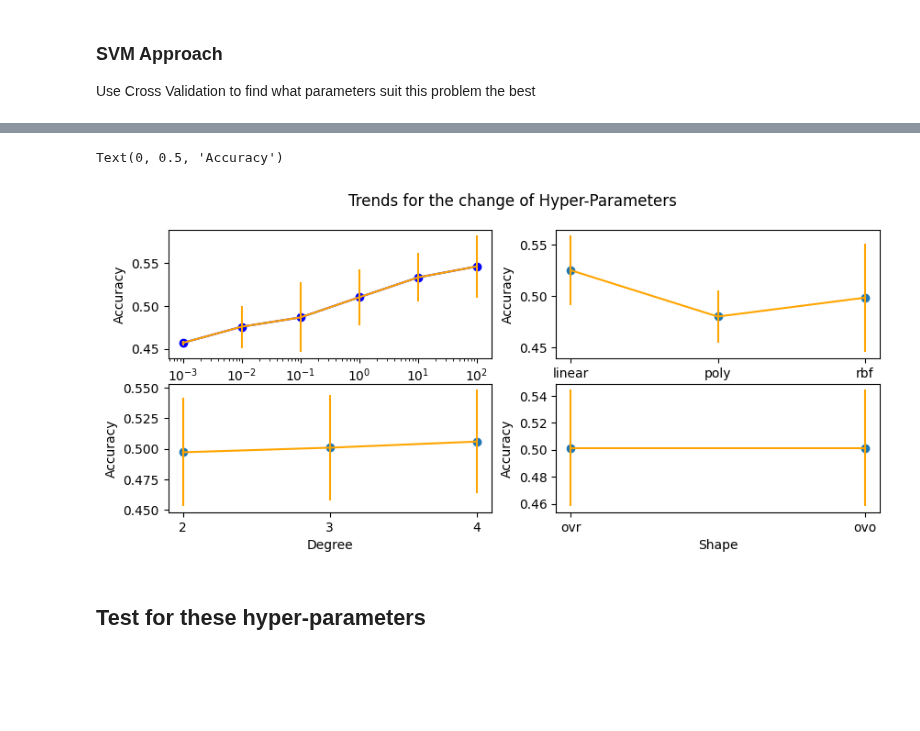
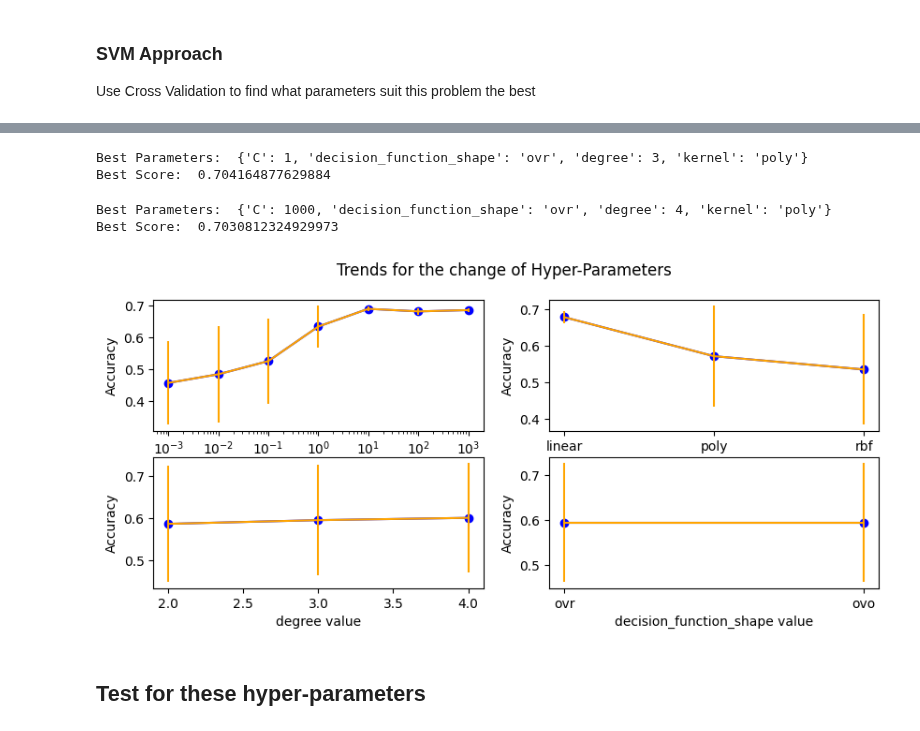
Before and after one commit to danielmakin/NoMoreAlzheimersDisease, a Jupyter notebook: main.ipynb, the cells around one changed output, grey strips where cells are left out. Saved outputs shown, nothing was run; the diff lists cells and outputs as text; code cells hidden in the pictures; blank space fills up the shorter version.

```diff
--- a/main.ipynb
+++ b/main.ipynb
@@ -202,40 +22,0 @@ Best Score:  0.6862745098039217
-# %%
-results = pd.DataFrame(grid_search.cv_results_)
-
-fig, axis = plt.subplots(nrows=2, ncols=2, figsize=(10, 4))
-fig.suptitle("Trends for the change of Hyper-Parameters")
-
-c = results.groupby('param_C')['mean_test_score']
-plt.subplot(2, 2, 1)
-plt.plot(param_grid['C'], c.mean(), color='blue', marker='o')
-plt.errorbar(param_grid['C'], c.mean(), yerr=c.std(), color='orange')
-plt.xlabel("C value")
-plt.ylabel("Accuracy")
-plt.xscale('log')
-
-kernel = results.groupby('param_kernel')['mean_test_score']
-plt.subplot(2, 2, 2)
-plt.scatter(param_grid['kernel'], kernel.mean())
-plt.errorbar(param_grid['kernel'], kernel.mean(), yerr=kernel.std(), color='orange')
-plt.xlabel("Kernel")
-plt.ylabel("Accuracy")
-
-degrees = results.groupby('param_degree')['mean_test_score']
-plt.subplot(2, 2, 3)
-plt.scatter(['2', '3', '4'], degrees.mean())
-plt.errorbar(['2', '3', '4'], degrees.mean(), yerr=degrees.std(), color='orange')
-plt.xlabel("Degree")
-plt.ylabel("Accuracy")
-
-shape = results.groupby('param_decision_function_shape')['mean_test_score']
-plt.subplot(2, 2, 4)
-plt.scatter(param_grid['decision_function_shape'], shape.mean())
-plt.errorbar(param_grid['decision_function_shape'], shape.mean(), yerr=shape.std(), color='orange')
-plt.xlabel("Shape")
-plt.ylabel("Accuracy")
-
-# TODO :: Comment and fix the fact that there is no x label for top grpahs
-# TODO :: See if the loss function cab be printed
-# %% [output]
-Text(0, 0.5, 'Accuracy')
-[figure, removed]
@@ -242,3 +27,24 @@ Text(0, 0.5, 'Accuracy')
+# %%
+svm1_withoutliers = MySVM("Data/PreProcessedData/Outliers/File1.csv", ['RID', 'VISCODE'])
+
+svm1_withoutliers.hyper_parameter_selection()
+# %% [output]
+Best Parameters:  {'C': 1, 'decision_function_shape': 'ovr', 'degree': 3, 'kernel': 'poly'}
+Best Score:  0.704164877629884
+# %%
+svm1_withoutoutliers = MySVM("Data/PreProcessedData/OutliersRemoved/File1.csv", ['RID', 'VISCODE'])
+
+svm1_withoutoutliers.hyper_parameter_selection()
+# %% [output]
+Best Parameters:  {'C': 1000, 'decision_function_shape': 'ovr', 'degree': 4, 'kernel': 'poly'}
+Best Score:  0.7030812324929973
+# %%
+svm1_withoutoutliers.display_hyperparameter_results()
+
+# TODO :: Comment and fix the fact that there is no x label for top grpahs
+# TODO :: See if the loss function cab be printed
+# %% [output]
+[figure, added]
 # %% [markdown]
 ## Test for these hyper-parameters
 # %%
```
Also changed, not shown: parts of 10 cells of this notebook, 4 other files.
